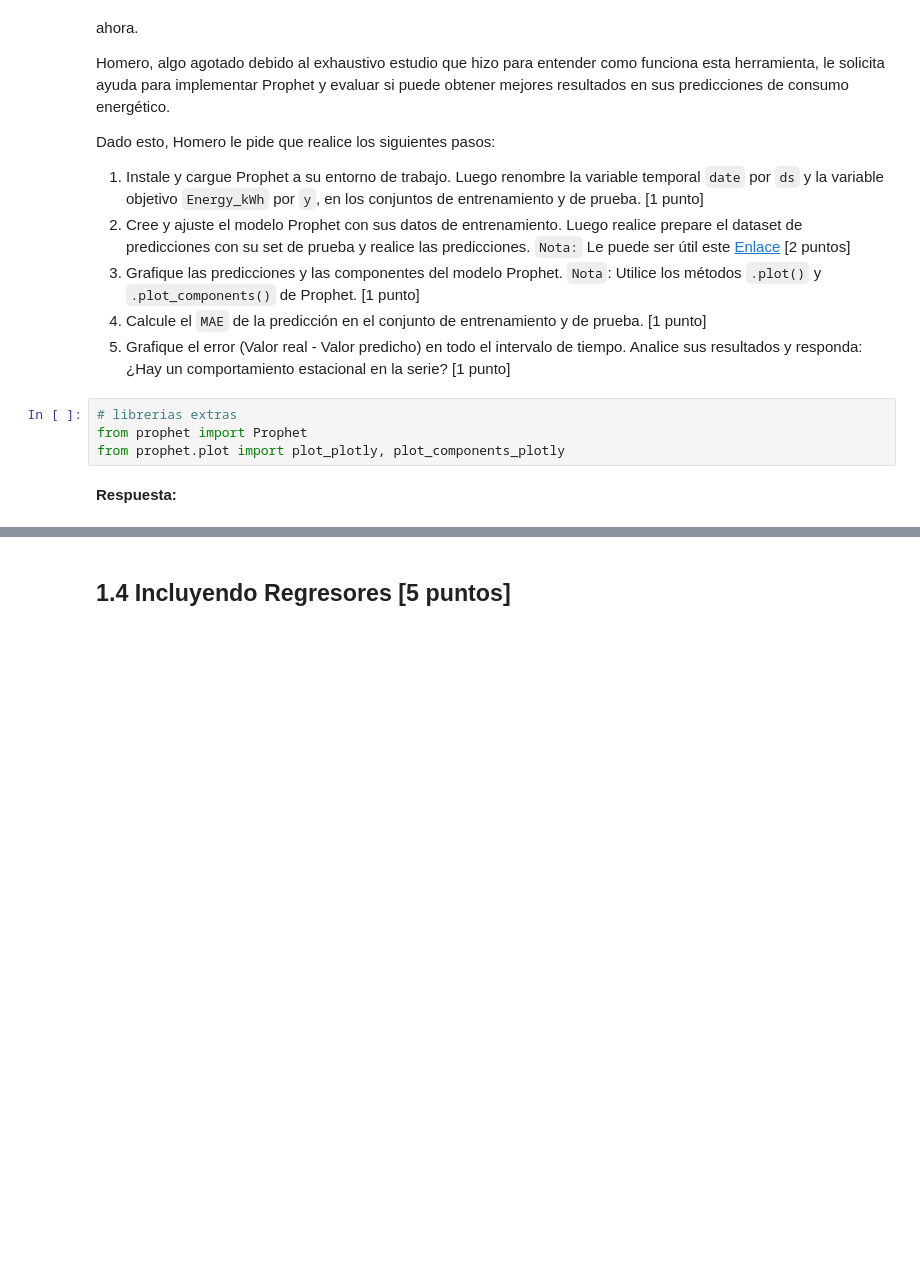
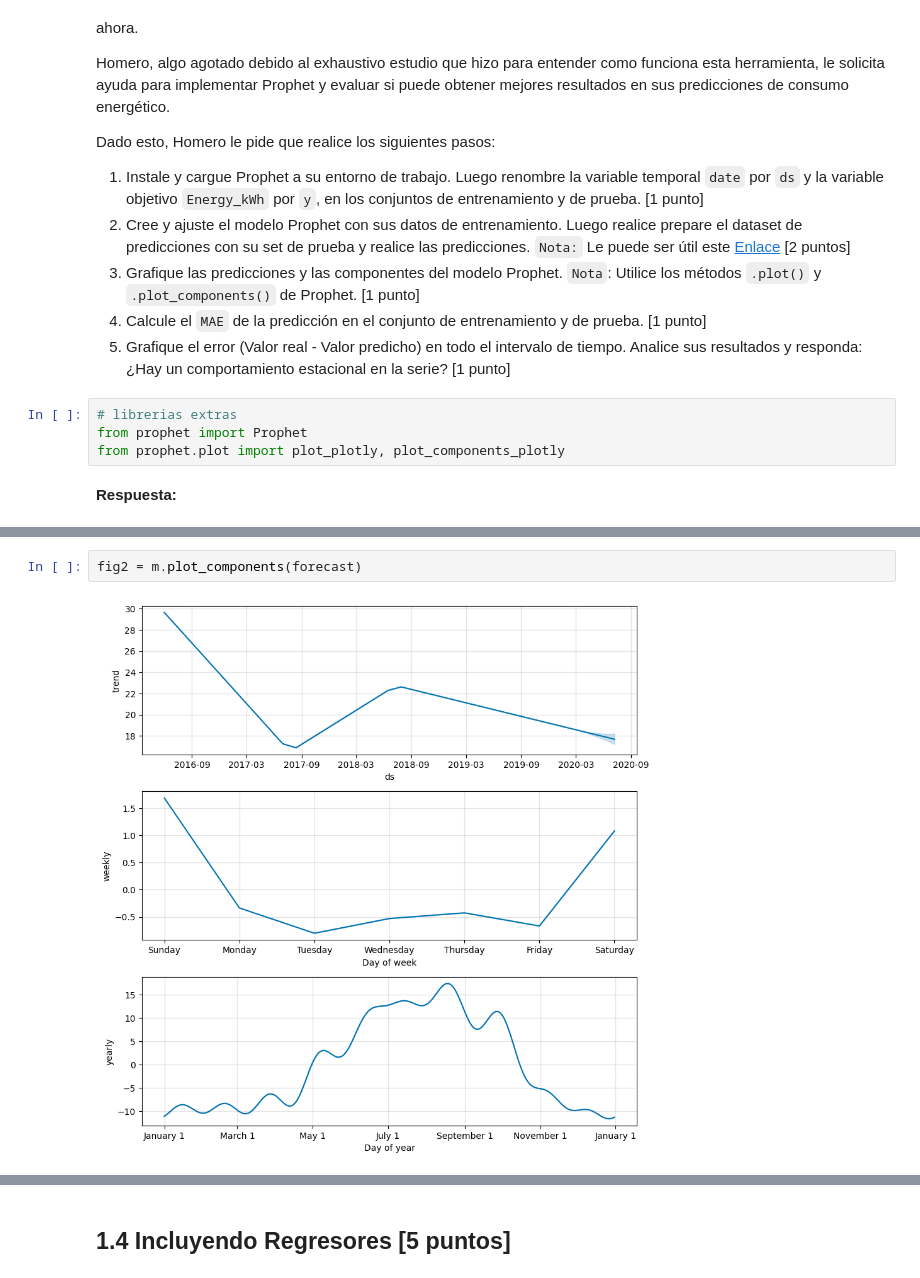
Before and after one commit to MartinTorricoP/Laboratorios_MDS7202, a Jupyter notebook: Lab8_-_Forecasting_y_sistema_de_recomendacion/Lab_8_MT_AT.ipynb, the cells around one changed output, grey strips where cells are left out. Cells and saved outputs as stored; diff of their text form; blank space fills up the shorter version.

```diff
--- a/Lab8_-_Forecasting_y_sistema_de_recomendacion/Lab_8_MT_AT.ipynb
+++ b/Lab8_-_Forecasting_y_sistema_de_recomendacion/Lab_8_MT_AT.ipynb
@@ -157,0 +473,4 @@ from prophet.plot import plot_plotly, plot_components_plotly
+# %%
+fig2 = m.plot_components(forecast)
+# %% [output]
+[figure, added]
```
Also changed, not shown: parts of 22 cells of this notebook.
